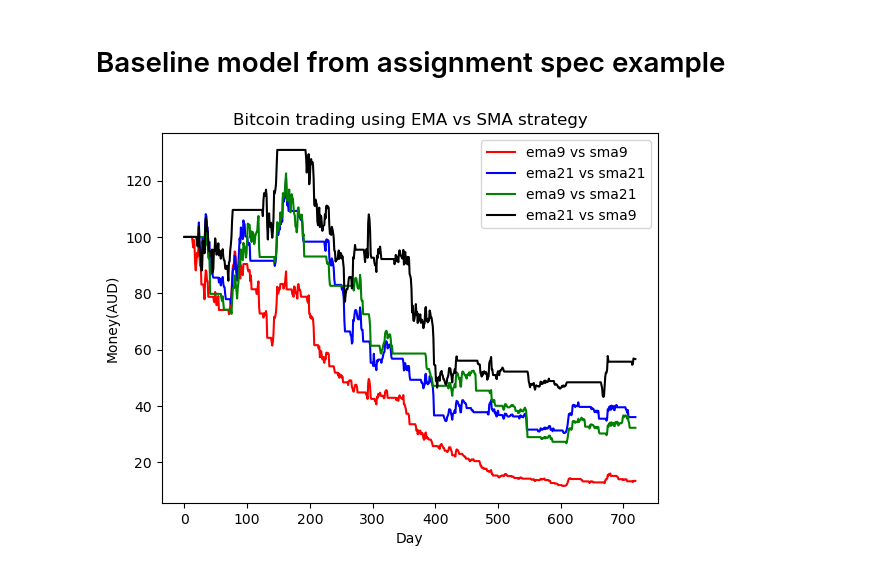
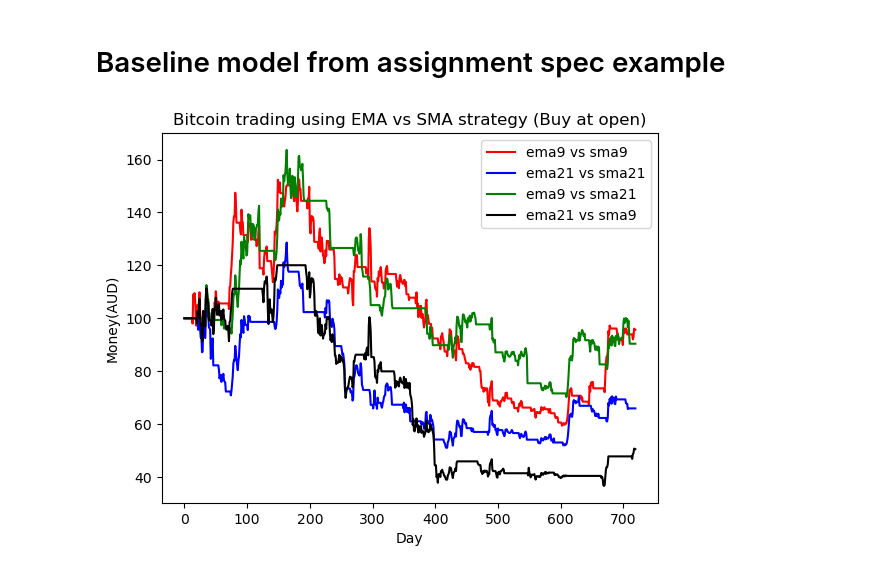
Before and after one commit to yuanyuan2000/btc_bot, a Jupyter notebook: main.ipynb, the cells around one changed output. Saved outputs shown, nothing was run; the diff lists cells and outputs as text; code cells hidden in the pictures.

Commit message:
Graph (updated)

```diff
--- a/main.ipynb
+++ b/main.ipynb
@@ -23,7 +23,7 @@ def baselineFunction(ema, sma):
     ema_vs_sma = ema > sma #gets indexes when ema is larger than sma
     money_progress = [] #list to store money per day
 
-    btc = np.asarray(df_data['close'])
+    btc = np.asarray(df_data['open'])
 
     in_position = False
     for i in range(len(df_data)):
@@ -45,20 +45,21 @@ def baselineFunction(ema, sma):
 # %%
 import matplotlib.pyplot as plt
 
 ema21_sma21 = baselineFunction('ema_21','sma_21')
 ema9_sma9 = baselineFunction('ema_9', 'sma_9')
 ema21_sma9 = baselineFunction('ema_21', 'sma_9')
 ema9_sma21 = baselineFunction ('ema_9', 'sma_21')
 
 plt.plot(days,ema9_sma9,color='r',label='ema9 vs sma9')
 plt.plot(days,ema21_sma21,color='b',label='ema21 vs sma21')
 plt.plot(days,ema9_sma21,color='g',label='ema9 vs sma21')
 plt.plot(days,ema21_sma9,color='k',label='ema21 vs sma9')
 
 plt.legend()
-plt.title('Bitcoin trading using EMA vs SMA strategy')
+plt.title('Bitcoin trading using EMA vs SMA strategy (Buy at open)')
 plt.xlabel('Day')
 plt.ylabel('Money(AUD)')
+plt.savefig('figure/BaselineStrategy(open).png')
 plt.show()
 # %% [output]
-[figure, old version]
+[figure, new version]
```
Also changed, not shown: 2 other files.
